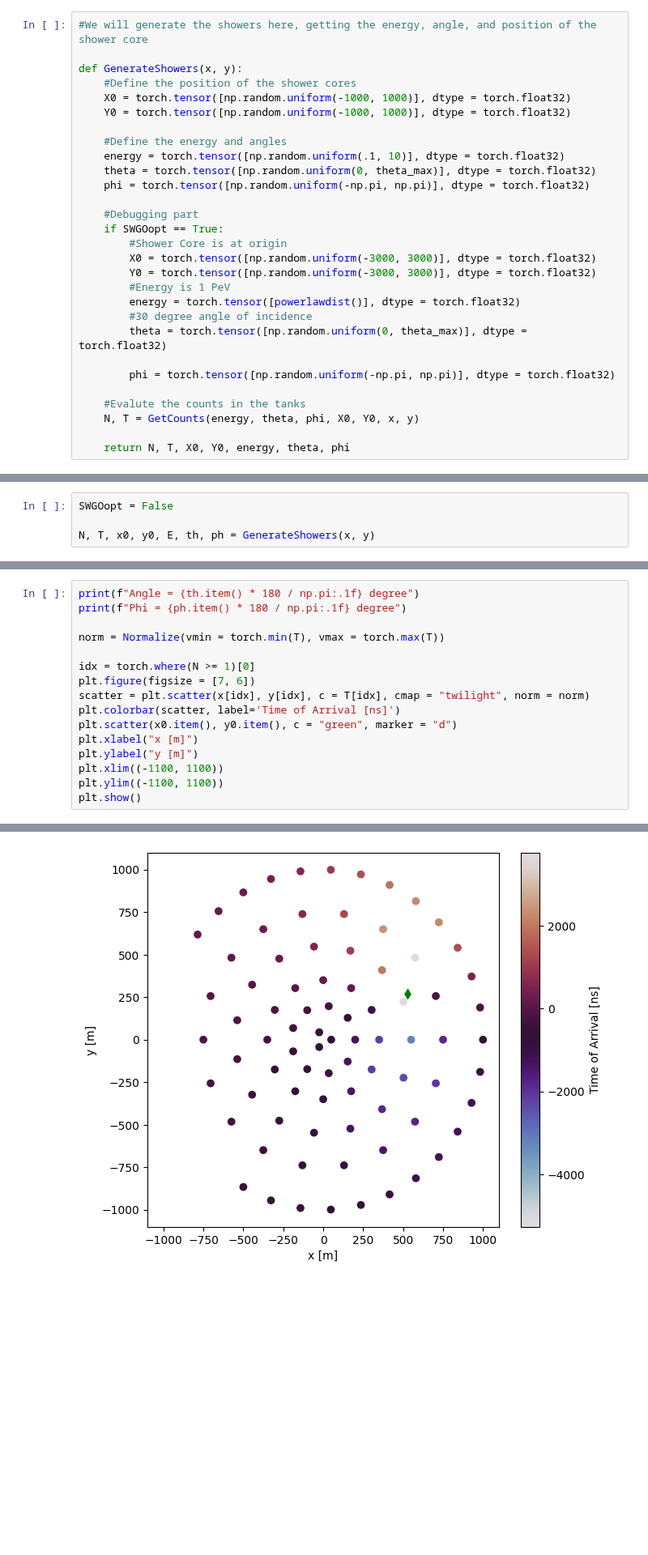
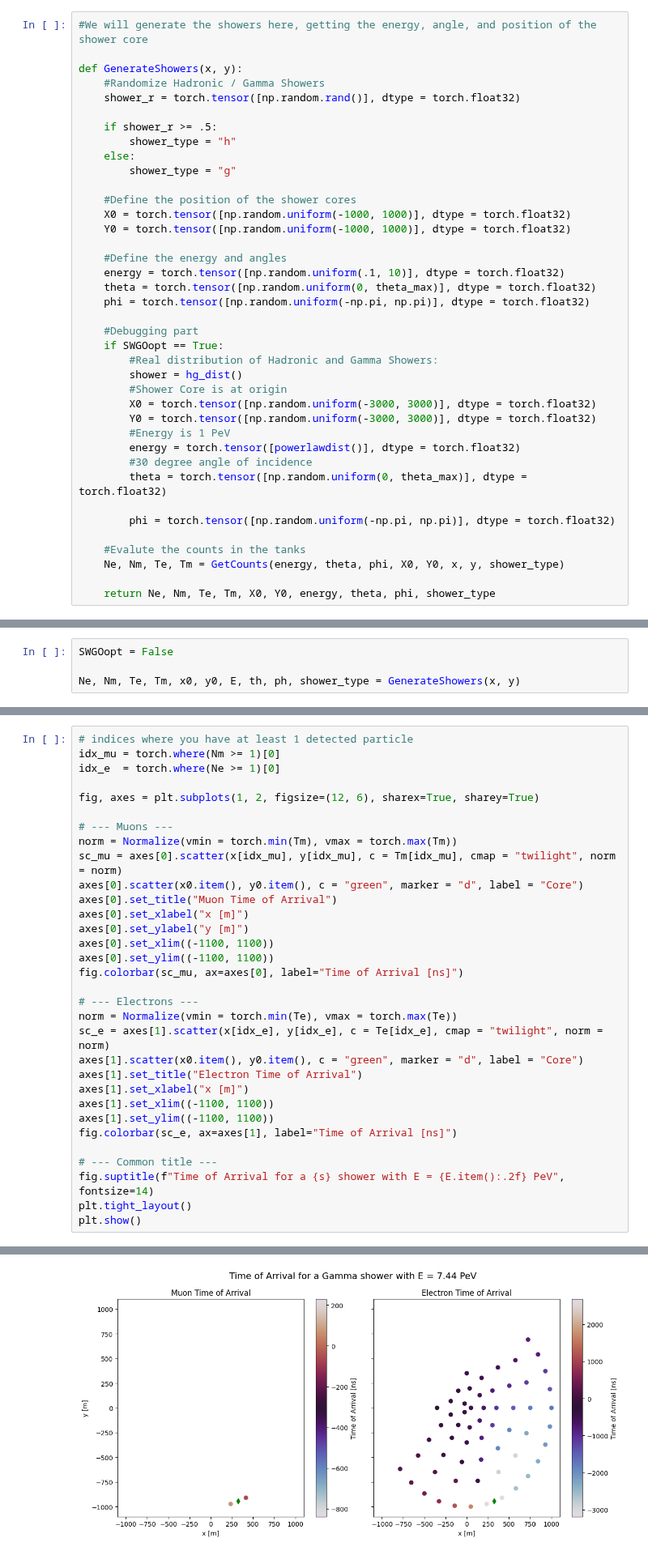
Before and after one commit to tdorigo/SWGOLO, a Jupyter notebook: SWGOLO7.ipynb, the cells around one changed output, grey strips where cells are left out. Shown at 81% size. Drawn from its saved outputs; the diff is of its cells as text; blank space fills up the shorter version.

```diff
--- a/SWGOLO7.ipynb
+++ b/SWGOLO7.ipynb
@@ -298,6 +298,14 @@ def Layouts():
 #We will generate the showers here, getting the energy, angle, and position of the shower core
 
 def GenerateShowers(x, y):
+    #Randomize Hadronic / Gamma Showers
+    shower_r = torch.tensor([np.random.rand()], dtype = torch.float32)
+
+    if shower_r >= .5:
+        shower_type = "h"
+    else:
+        shower_type = "g"
+
     #Define the position of the shower cores
     X0 = torch.tensor([np.random.uniform(-1000, 1000)], dtype = torch.float32)
     Y0 = torch.tensor([np.random.uniform(-1000, 1000)], dtype = torch.float32)
@@ -309,6 +317,8 @@ def GenerateShowers(x, y):
 
     #Debugging part
     if SWGOopt == True:
+        #Real distribution of Hadronic and Gamma Showers:
+        shower = hg_dist()
         #Shower Core is at origin
         X0 = torch.tensor([np.random.uniform(-3000, 3000)], dtype = torch.float32)
         Y0 = torch.tensor([np.random.uniform(-3000, 3000)], dtype = torch.float32)
@@ -320,9 +330,9 @@ def GenerateShowers(x, y):
         phi = torch.tensor([np.random.uniform(-np.pi, np.pi)], dtype = torch.float32)
 
     #Evalute the counts in the tanks
-    N, T = GetCounts(energy, theta, phi, X0, Y0, x, y)
+    Ne, Nm, Te, Tm = GetCounts(energy, theta, phi, X0, Y0, x, y, shower_type)
 
-    return N, T, X0, Y0, energy, theta, phi
+    return Ne, Nm, Te, Tm, X0, Y0, energy, theta, phi, shower_type
 # %%
 #This function gets the counts and the times in detector units
 #For each detector we have, first, we evaluate its distance from the shower core
@@ -721,7 +774,7 @@ plt.show()
 # %%
 SWGOopt = False
 
-N, T, x0, y0, E, th, ph = GenerateShowers(x, y)
+Ne, Nm, Te, Tm, x0, y0, E, th, ph, shower_type = GenerateShowers(x, y)
 # %%
 print(f"Energy = {E.item():.3f} PeV")
 print(f"Angle = {th.item() * 180 / np.pi:.1f} degree")
@@ -745,17 +824,33 @@ Angle = 38.3 degree
 # %%
-print(f"Angle = {th.item() * 180 / np.pi:.1f} degree")
-print(f"Phi = {ph.item() * 180 / np.pi:.1f} degree")
+# indices where you have at least 1 detected particle
+idx_mu = torch.where(Nm >= 1)[0]
+idx_e  = torch.where(Ne >= 1)[0]
 
-norm = Normalize(vmin = torch.min(T), vmax = torch.max(T))
+fig, axes = plt.subplots(1, 2, figsize=(12, 6), sharex=True, sharey=True)
 
-idx = torch.where(N >= 1)[0]
-plt.figure(figsize = [7, 6])
-scatter = plt.scatter(x[idx], y[idx], c = T[idx], cmap = "twilight", norm = norm)
-plt.colorbar(scatter, label='Time of Arrival [ns]')
-plt.scatter(x0.item(), y0.item(), c = "green", marker = "d")
-plt.xlabel("x [m]")
-plt.ylabel("y [m]")
-plt.xlim((-1100, 1100))
-plt.ylim((-1100, 1100))
+# --- Muons ---
+norm = Normalize(vmin = torch.min(Tm), vmax = torch.max(Tm))
+sc_mu = axes[0].scatter(x[idx_mu], y[idx_mu], c = Tm[idx_mu], cmap = "twilight", norm = norm)
+axes[0].scatter(x0.item(), y0.item(), c = "green", marker = "d", label = "Core")
+axes[0].set_title("Muon Time of Arrival")
+axes[0].set_xlabel("x [m]")
+axes[0].set_ylabel("y [m]")
+axes[0].set_xlim((-1100, 1100))
+axes[0].set_ylim((-1100, 1100))
+fig.colorbar(sc_mu, ax=axes[0], label="Time of Arrival [ns]")
+
+# --- Electrons ---
+norm = Normalize(vmin = torch.min(Te), vmax = torch.max(Te))
+sc_e = axes[1].scatter(x[idx_e], y[idx_e], c = Te[idx_e], cmap = "twilight", norm = norm)
+axes[1].scatter(x0.item(), y0.item(), c = "green", marker = "d", label = "Core")
+axes[1].set_title("Electron Time of Arrival")
+axes[1].set_xlabel("x [m]")
+axes[1].set_xlim((-1100, 1100))
+axes[1].set_ylim((-1100, 1100))
+fig.colorbar(sc_e, ax=axes[1], label="Time of Arrival [ns]")
+
+# --- Common title ---
+fig.suptitle(f"Time of Arrival for a {s} shower with E = {E.item():.2f} PeV", fontsize=14)
+plt.tight_layout()
 plt.show()
 # %% [output]
@@ -764,4 +857,4 @@ Phi = 87.9 degree
-[figure, old version]
+[figure, new version]
 # %% [markdown]
 ## Training the Network
 
```
Also changed, not shown: parts of 25 cells of this notebook, 9 other files.
